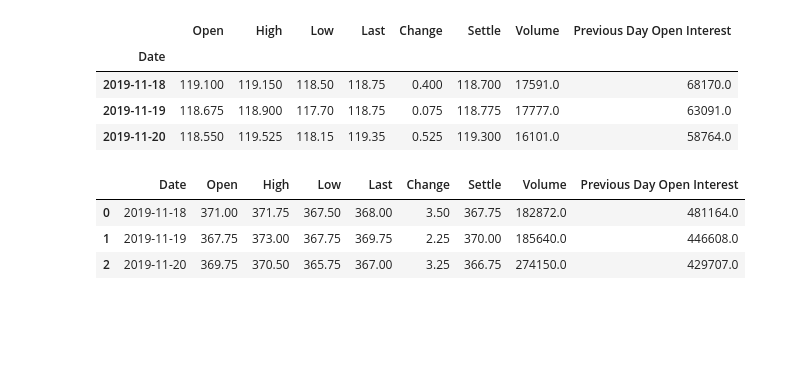
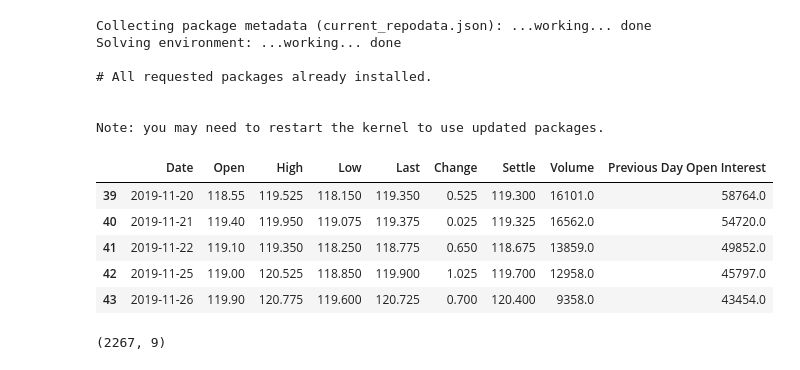
Before and after one commit to ajirlbeck14/Project, a Jupyter notebook: CattleTEC Project.ipynb, the cells around one changed output. Cells and saved outputs as stored; diff of their text form; code cells hidden in the pictures; blank space fills up the shorter version.

```diff
--- a/CattleTEC Project.ipynb
+++ b/CattleTEC Project.ipynb
@@ -21,2 +21,12 @@ Note: you may need to restart the kernel to use updated packages.
+# %%
+conda install -c anaconda TensorFlow
+# %% [output]
+Collecting package metadata (current_repodata.json): ...working... done
+Solving environment: ...working... done
+
+# All requested packages already installed.
+
+
+Note: you may need to restart the kernel to use updated packages.
 # %%
 import quandl
@@ -28,36 +49,49 @@ import seaborn as sns
 # %%
 quandl.ApiConfig.api_key = "zSe_bKsyRtCbBxWJ5HZ9"
 # %%
-StartDate = "2019-11-16"
-EndDate = "2019-11-20"
+StartDate_train = "2010-9-26"
+EndDate_train = "2019-9-25"
 
-live_data = quandl.get("CHRIS/CME_LC1", start_date = StartDate,
-                  end_date = EndDate)
-feeder_data = quandl.get("CHRIS/CME_FC1", start_date = StartDate,
-                  end_date = EndDate)
-corn_data = quandl.get("CHRIS/CME_C1", start_date = StartDate,
-                  end_date = EndDate)
+StartDate_test = "2019-9-26"
+EndDate_test = "2019-11-26"
+
+live_data_train = quandl.get("CHRIS/CME_LC1", start_date = StartDate_train,
+                  end_date = EndDate_train)
+feeder_data_train = quandl.get("CHRIS/CME_FC1", start_date = StartDate_train,
+                  end_date = EndDate_train)
+corn_data_train = quandl.get("CHRIS/CME_C1", start_date = StartDate_train,
+                  end_date = EndDate_train)
+
+live_data_test = quandl.get("CHRIS/CME_LC1", start_date = StartDate_test,
+                  end_date = EndDate_test)
+feeder_data_test = quandl.get("CHRIS/CME_FC1", start_date = StartDate_test,
+                  end_date = EndDate_test)
+corn_data_test = quandl.get("CHRIS/CME_C1", start_date = StartDate_test,
+                  end_date = EndDate_test)
+
 
 #pulled from https://blog.quandl.com/api-for-commodity-data
 #Corn = CHRIS/CME_C1
 #Feeder Cattle = CHRIS/CME_FC1
-live_data.head()
-# %% [output]
-|  | Open | High | Low | Last | Change | Settle | Volume | Previous Day Open Interest |
-| Date |  |  |  |  |  |  |  |  |
-| 2019-11-18 | 119.100 | 119.150 | 118.50 | 118.75 | 0.400 | 118.700 | 17591.0 | 68170.0 |
-| 2019-11-19 | 118.675 | 118.900 | 117.70 | 118.75 | 0.075 | 118.775 | 17777.0 | 63091.0 |
-| 2019-11-20 | 118.550 | 119.525 | 118.15 | 119.35 | 0.525 | 119.300 | 16101.0 | 58764.0 |
-# %%
-live_data = live_data.reset_index()
-
-feeder_data = feeder_data.reset_index()
-
-corn_data = corn_data.reset_index()
-
-corn_data.head()
-# %% [output]
-|  | Date | Open | High | Low | Last | Change | Settle | Volume | Previous Day Open Interest |
-| 0 | 2019-11-18 | 371.00 | 371.75 | 367.50 | 368.00 | 3.50 | 367.75 | 182872.0 | 481164.0 |
-| 1 | 2019-11-19 | 367.75 | 373.00 | 367.75 | 369.75 | 2.25 | 370.00 | 185640.0 | 446608.0 |
-| 2 | 2019-11-20 | 369.75 | 370.50 | 365.75 | 367.00 | 3.25 | 366.75 | 274150.0 | 429707.0 |
+# %%
+live_data_train = live_data_train.reset_index()
+live_data_test = live_data_test.reset_index()
+
+feeder_data_train = feeder_data_train.reset_index()
+feeder_data_test = feeder_data_test.reset_index()
+
+corn_data_train = corn_data_train.reset_index()
+corn_data_test = corn_data_test.reset_index()
+
+live_data_test.tail()
+# %% [output]
+|  | Date | Open | High | Low | Last | Change | Settle | Volume | Previous Day Open Interest |
+| 39 | 2019-11-20 | 118.55 | 119.525 | 118.150 | 119.350 | 0.525 | 119.300 | 16101.0 | 58764.0 |
+| 40 | 2019-11-21 | 119.40 | 119.950 | 119.075 | 119.375 | 0.025 | 119.325 | 16562.0 | 54720.0 |
+| 41 | 2019-11-22 | 119.10 | 119.350 | 118.250 | 118.775 | 0.650 | 118.675 | 13859.0 | 49852.0 |
+| 42 | 2019-11-25 | 119.00 | 120.525 | 118.850 | 119.900 | 1.025 | 119.700 | 12958.0 | 45797.0 |
+| 43 | 2019-11-26 | 119.90 | 120.775 | 119.600 | 120.725 | 0.700 | 120.400 | 9358.0 | 43454.0 |
+# %%
+corn_data_train.shape
+# %% [output]
+(2267, 9)
```
Also changed, not shown: parts of 43 cells of this notebook.
